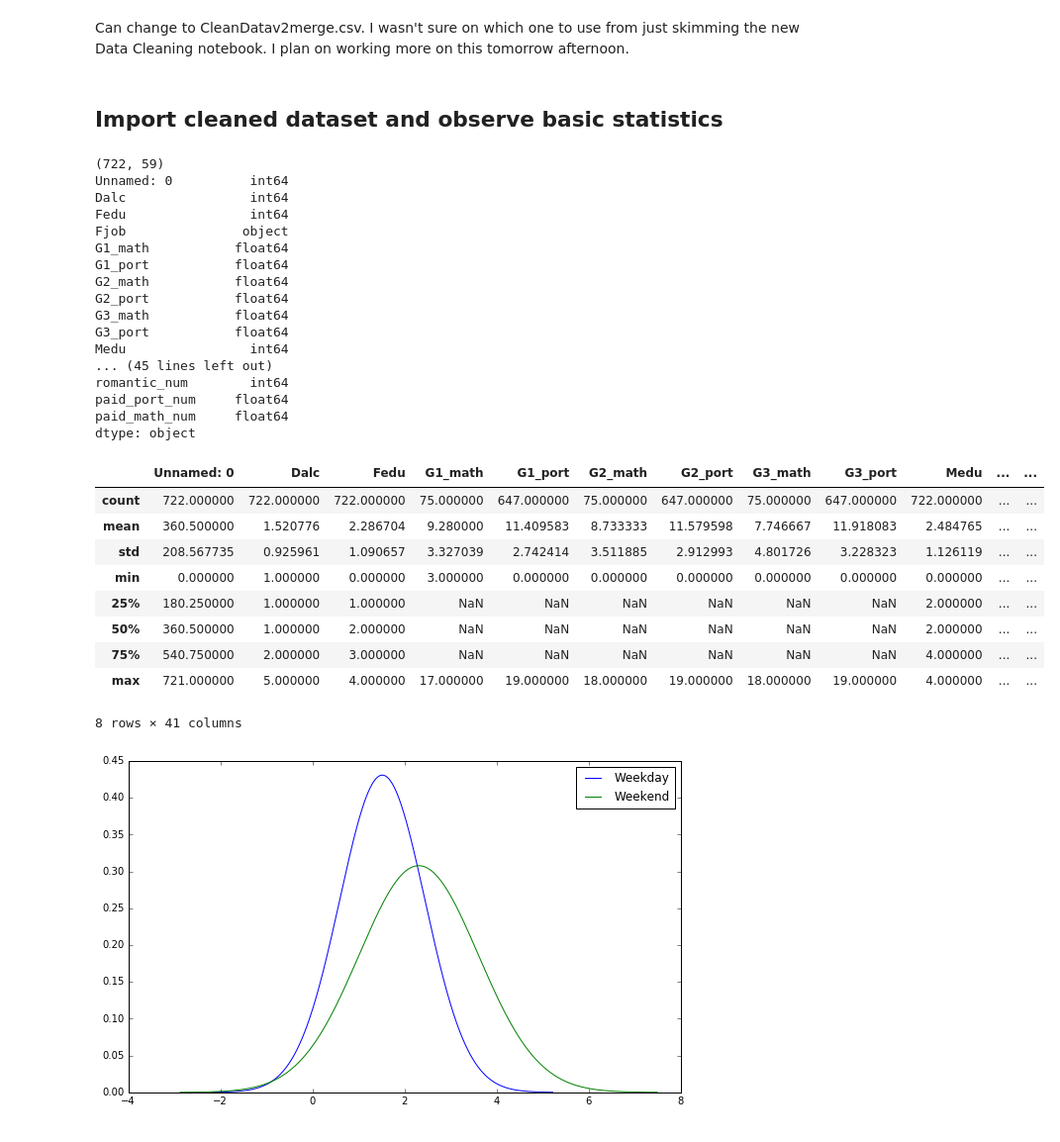
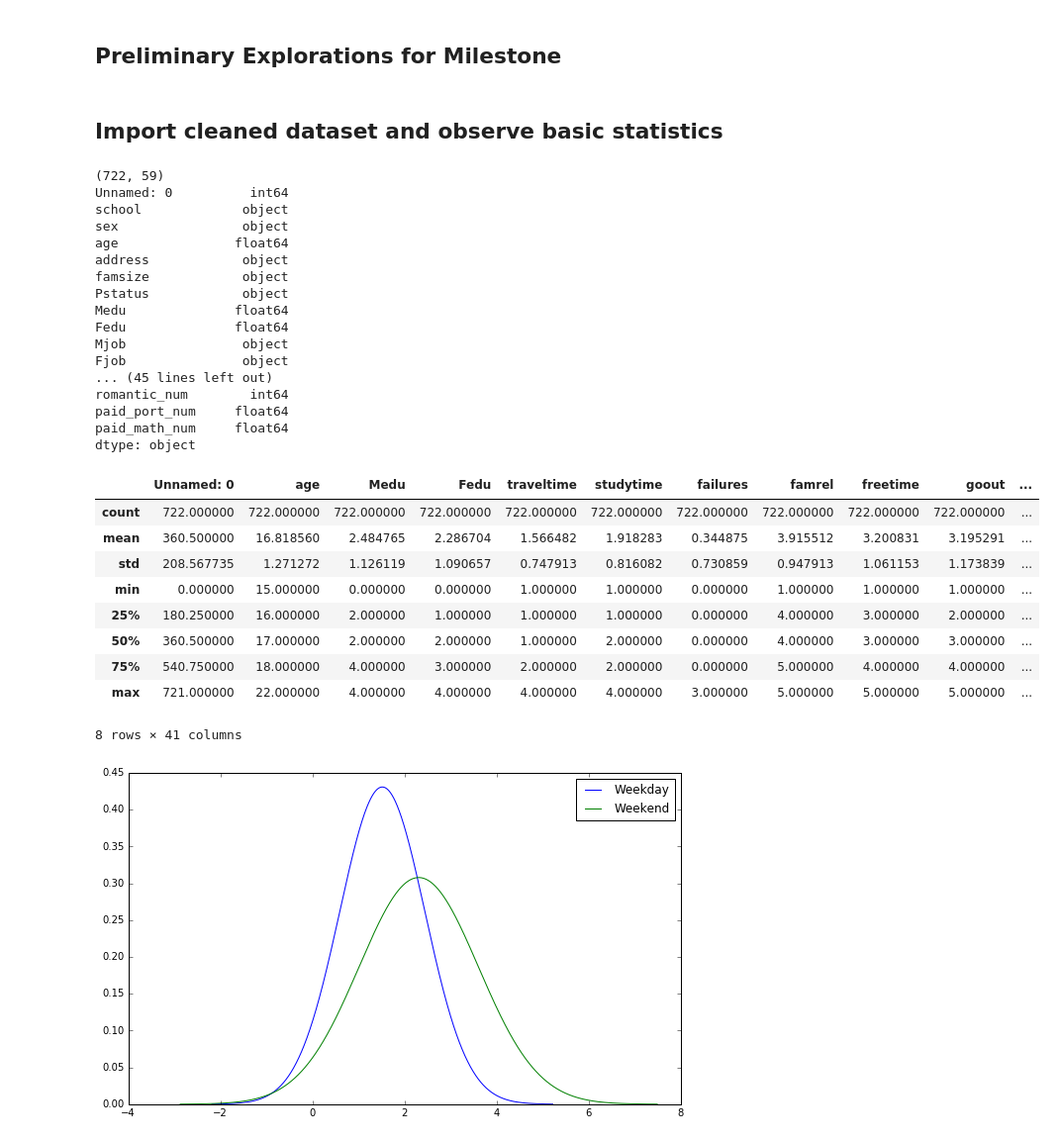
Before and after one commit to fagan2888/DataSci_Final_Project, a Jupyter notebook: Exploratory/PreliminaryExploration.ipynb, the cells around one changed output. Shown: that part at 99% size. Cells and saved outputs as stored; diff of their text form; code cells hidden in the pictures.

```diff
--- a/Exploratory/PreliminaryExploration.ipynb
+++ b/Exploratory/PreliminaryExploration.ipynb
@@ -1 +1,3 @@
+# %% [markdown]
+## Preliminary Explorations for Milestone
 # %%
@@ -8,43 +11,42 @@ from scipy.stats import norm
 import matplotlib.pyplot as plt
 %matplotlib inline
 plt.rcParams['figure.figsize'] = (10,6)
-# %% [markdown]
-Can change to CleanDatav2merge.csv. I wasn't sure on which one to use from just skimming the new Data Cleaning notebook. I plan on working more on this tomorrow afternoon.
 # %% [markdown]
 ## Import cleaned dataset and observe basic statistics
 # %%
-#Import cleaned data set, print shape and data types and basic stats
-Cleaned_data = pd.read_csv("CleanDatav2.csv")
+#Import merged, cleaned data set, print shape and data types and basic stats
+#data set comes from Data_Cleanup_v2 in Data Cleanup
+Cleaned_data = pd.read_csv("CleanDatav2merge.csv")
 print(Cleaned_data.shape)
 print(Cleaned_data.dtypes, '\n')
 Cleaned_data.describe()
 # %% [output]
 (722, 59)
 Unnamed: 0          int64
-Dalc                int64
-Fedu                int64
+school             object
+sex                object
+age               float64
+address            object
+famsize            object
+Pstatus            object
+Medu              float64
+Fedu              float64
+Mjob               object
 Fjob               object
-G1_math           float64
-G1_port           float64
-G2_math           float64
-G2_port           float64
-G3_math           float64
-G3_port           float64
-Medu                int64
 ... (45 lines left out)
 romantic_num        int64
 paid_port_num     float64
 paid_math_num     float64
 dtype: object
-|  | Unnamed: 0 | Dalc | Fedu | G1_math | G1_port | G2_math | G2_port | G3_math | G3_port | Medu | ... | ... |
-| count | 722.000000 | 722.000000 | 722.000000 | 75.000000 | 647.000000 | 75.000000 | 647.000000 | 75.000000 | 647.000000 | 722.000000 | ... | ... |
-| mean | 360.500000 | 1.520776 | 2.286704 | 9.280000 | 11.409583 | 8.733333 | 11.579598 | 7.746667 | 11.918083 | 2.484765 | ... | ... |
-| std | 208.567735 | 0.925961 | 1.090657 | 3.327039 | 2.742414 | 3.511885 | 2.912993 | 4.801726 | 3.228323 | 1.126119 | ... | ... |
-| min | 0.000000 | 1.000000 | 0.000000 | 3.000000 | 0.000000 | 0.000000 | 0.000000 | 0.000000 | 0.000000 | 0.000000 | ... | ... |
-| 25% | 180.250000 | 1.000000 | 1.000000 | NaN | NaN | NaN | NaN | NaN | NaN | 2.000000 | ... | ... |
-| 50% | 360.500000 | 1.000000 | 2.000000 | NaN | NaN | NaN | NaN | NaN | NaN | 2.000000 | ... | ... |
-| 75% | 540.750000 | 2.000000 | 3.000000 | NaN | NaN | NaN | NaN | NaN | NaN | 4.000000 | ... | ... |
-| max | 721.000000 | 5.000000 | 4.000000 | 17.000000 | 19.000000 | 18.000000 | 19.000000 | 18.000000 | 19.000000 | 4.000000 | ... | ... |
+|  | Unnamed: 0 | age | Medu | Fedu | traveltime | studytime | failures | famrel | freetime | goout | ... |
+| count | 722.000000 | 722.000000 | 722.000000 | 722.000000 | 722.000000 | 722.000000 | 722.000000 | 722.000000 | 722.000000 | 722.000000 | ... |
+| mean | 360.500000 | 16.818560 | 2.484765 | 2.286704 | 1.566482 | 1.918283 | 0.344875 | 3.915512 | 3.200831 | 3.195291 | ... |
+| std | 208.567735 | 1.271272 | 1.126119 | 1.090657 | 0.747913 | 0.816082 | 0.730859 | 0.947913 | 1.061153 | 1.173839 | ... |
+| min | 0.000000 | 15.000000 | 0.000000 | 0.000000 | 1.000000 | 1.000000 | 0.000000 | 1.000000 | 1.000000 | 1.000000 | ... |
+| 25% | 180.250000 | 16.000000 | 2.000000 | 1.000000 | 1.000000 | 1.000000 | 0.000000 | 4.000000 | 3.000000 | 2.000000 | ... |
+| 50% | 360.500000 | 17.000000 | 2.000000 | 2.000000 | 1.000000 | 2.000000 | 0.000000 | 4.000000 | 3.000000 | 3.000000 | ... |
+| 75% | 540.750000 | 18.000000 | 4.000000 | 3.000000 | 2.000000 | 2.000000 | 0.000000 | 5.000000 | 4.000000 | 4.000000 | ... |
+| max | 721.000000 | 22.000000 | 4.000000 | 4.000000 | 4.000000 | 4.000000 | 3.000000 | 5.000000 | 5.000000 | 5.000000 | ... |
 8 rows × 41 columns
 # %%
 #cumulative distribution of weekday and weekend alcohol consumption from cleaned data set
```
Also changed, not shown: parts of 12 cells of this notebook, 2 other files.
